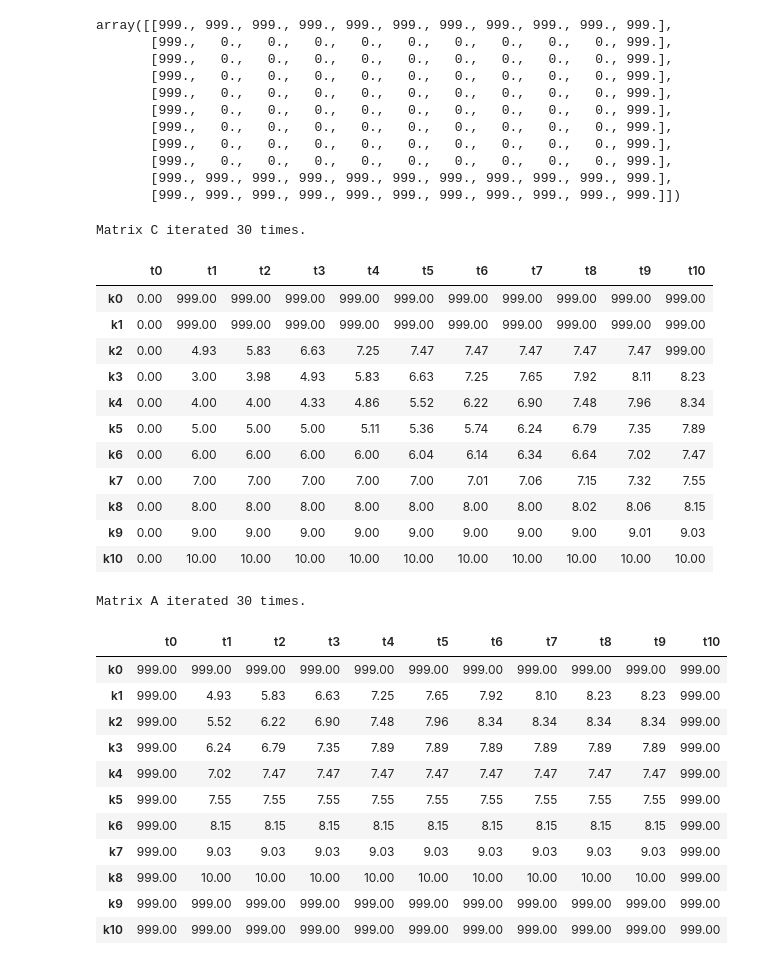
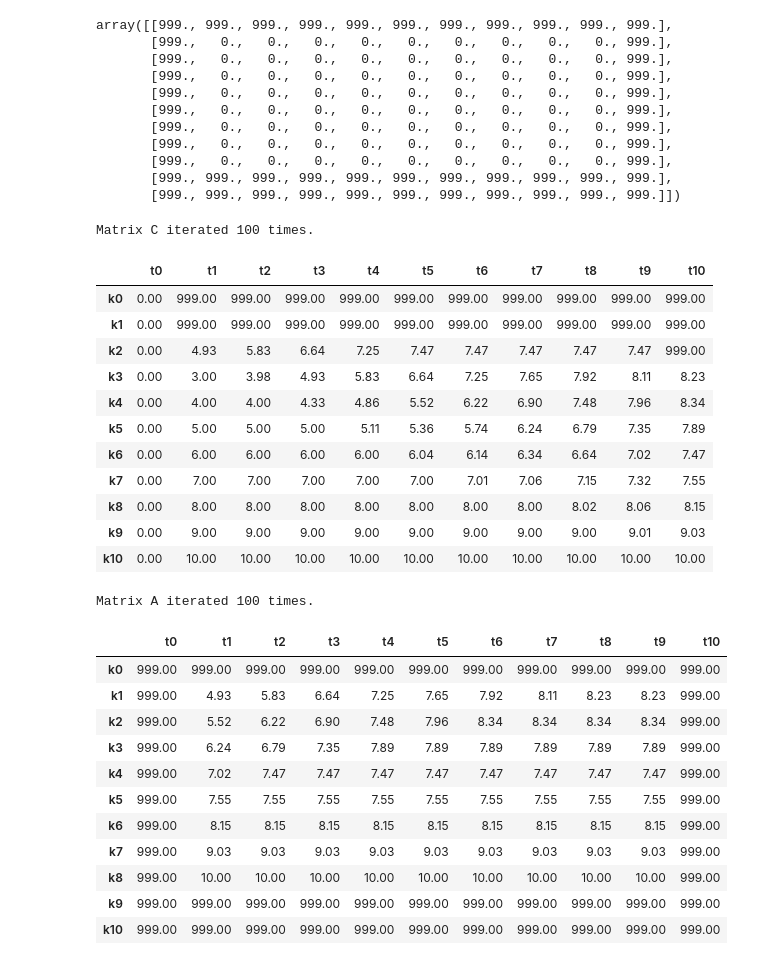
Before and after one commit to clementchen163/Mycelium-Pool-Math, a Jupyter notebook: MyceliumPool.ipynb, the cells around one changed output. Cells and saved outputs as stored; diff of their text form; code cells hidden in the pictures.

```diff
--- a/MyceliumPool.ipynb
+++ b/MyceliumPool.ipynb
@@ -184,16 +184,16 @@ array([[999., 999., 999., 999., 999., 999., 999., 999., 999., 999., 999.],
        [999., 999., 999., 999., 999., 999., 999., 999., 999., 999., 999.],
        [999., 999., 999., 999., 999., 999., 999., 999., 999., 999., 999.]])
 # %%
-num_iters, C, A = iterate(C, A, 1, 0.000005)
+num_iters, C, A = iterate(C, A, 100, 0.000005)
 print(f"Matrix C iterated {num_iters} times.")
 display(C)
 # %% [output]
-Matrix C iterated 30 times.
+Matrix C iterated 100 times.
 |  | t0 | t1 | t2 | t3 | t4 | t5 | t6 | t7 | t8 | t9 | t10 |
 | k0 | 0.00 | 999.00 | 999.00 | 999.00 | 999.00 | 999.00 | 999.00 | 999.00 | 999.00 | 999.00 | 999.00 |
 | k1 | 0.00 | 999.00 | 999.00 | 999.00 | 999.00 | 999.00 | 999.00 | 999.00 | 999.00 | 999.00 | 999.00 |
-| k2 | 0.00 | 4.93 | 5.83 | 6.63 | 7.25 | 7.47 | 7.47 | 7.47 | 7.47 | 7.47 | 999.00 |
-| k3 | 0.00 | 3.00 | 3.98 | 4.93 | 5.83 | 6.63 | 7.25 | 7.65 | 7.92 | 8.11 | 8.23 |
+| k2 | 0.00 | 4.93 | 5.83 | 6.64 | 7.25 | 7.47 | 7.47 | 7.47 | 7.47 | 7.47 | 999.00 |
+| k3 | 0.00 | 3.00 | 3.98 | 4.93 | 5.83 | 6.64 | 7.25 | 7.65 | 7.92 | 8.11 | 8.23 |
 | k4 | 0.00 | 4.00 | 4.00 | 4.33 | 4.86 | 5.52 | 6.22 | 6.90 | 7.48 | 7.96 | 8.34 |
 | k5 | 0.00 | 5.00 | 5.00 | 5.00 | 5.11 | 5.36 | 5.74 | 6.24 | 6.79 | 7.35 | 7.89 |
 | k6 | 0.00 | 6.00 | 6.00 | 6.00 | 6.00 | 6.04 | 6.14 | 6.34 | 6.64 | 7.02 | 7.47 |
@@ -205,10 +205,10 @@ Matrix C iterated 30 times.
 print(f"Matrix A iterated {num_iters} times.")
 display(A)
 # %% [output]
-Matrix A iterated 30 times.
+Matrix A iterated 100 times.
 |  | t0 | t1 | t2 | t3 | t4 | t5 | t6 | t7 | t8 | t9 | t10 |
 | k0 | 999.00 | 999.00 | 999.00 | 999.00 | 999.00 | 999.00 | 999.00 | 999.00 | 999.00 | 999.00 | 999.00 |
-| k1 | 999.00 | 4.93 | 5.83 | 6.63 | 7.25 | 7.65 | 7.92 | 8.10 | 8.23 | 8.23 | 999.00 |
+| k1 | 999.00 | 4.93 | 5.83 | 6.64 | 7.25 | 7.65 | 7.92 | 8.11 | 8.23 | 8.23 | 999.00 |
 | k2 | 999.00 | 5.52 | 6.22 | 6.90 | 7.48 | 7.96 | 8.34 | 8.34 | 8.34 | 8.34 | 999.00 |
 | k3 | 999.00 | 6.24 | 6.79 | 7.35 | 7.89 | 7.89 | 7.89 | 7.89 | 7.89 | 7.89 | 999.00 |
 | k4 | 999.00 | 7.02 | 7.47 | 7.47 | 7.47 | 7.47 | 7.47 | 7.47 | 7.47 | 7.47 | 999.00 |
```
